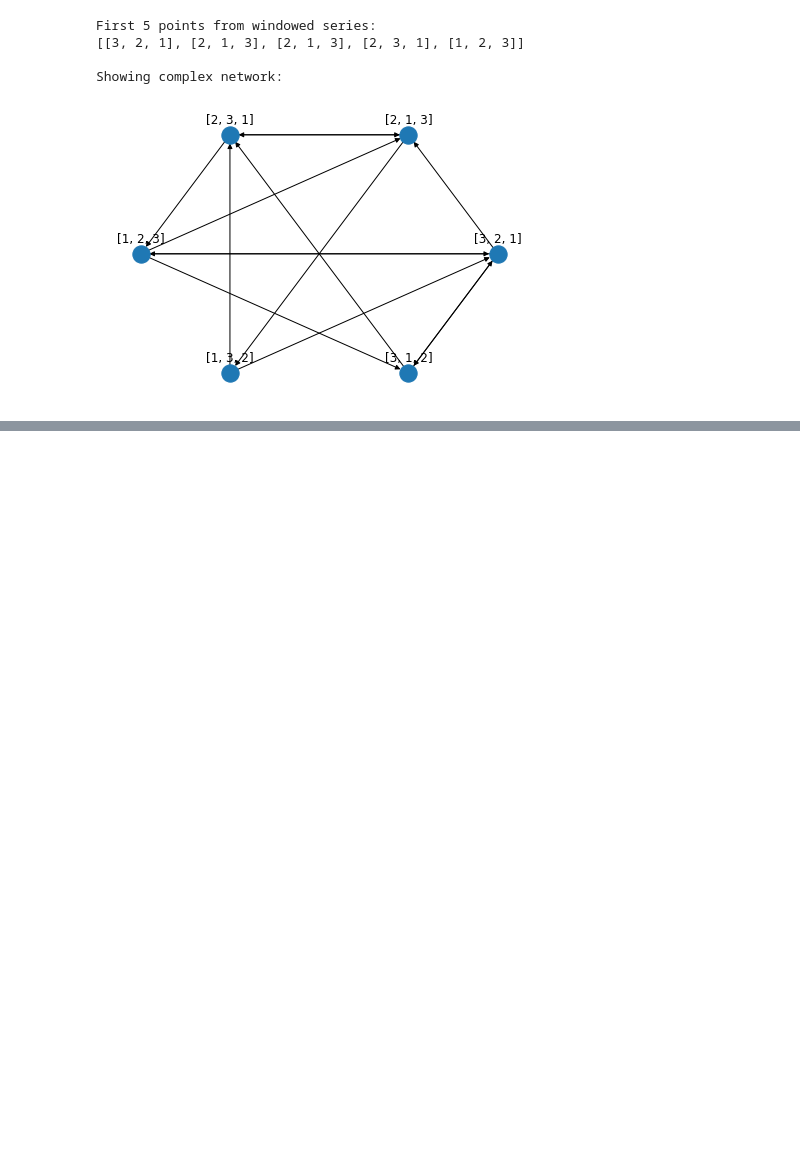
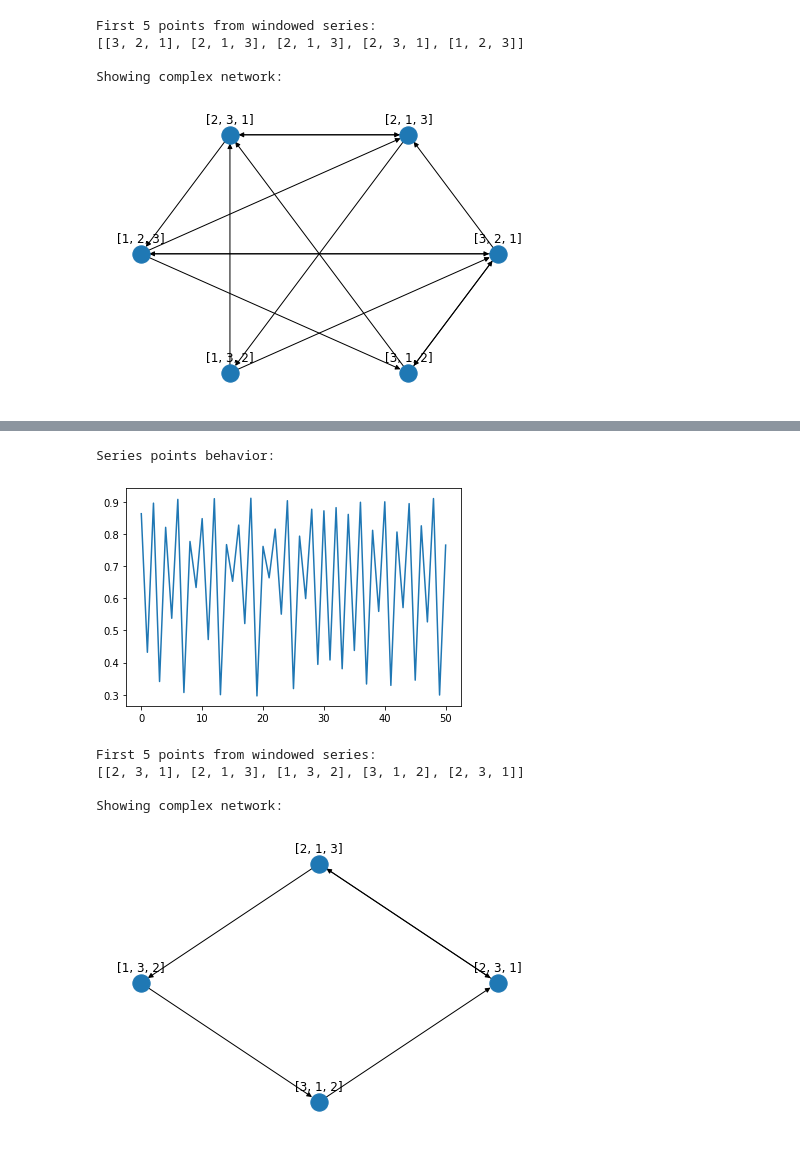
Before and after one commit to rafaelleinio/ntsa, a Jupyter notebook: ntsa/reports/Complex Networks.ipynb, the cells around one changed output, grey strips where cells are left out. Saved outputs shown, nothing was run; the diff lists cells and outputs as text; code cells hidden in the pictures; blank space fills up the shorter version.

```diff
--- a/ntsa/reports/Complex Networks.ipynb
+++ b/ntsa/reports/Complex Networks.ipynb
@@ -122,0 +154,11 @@ Showing complex network:
+# %%
+# m = 3 and delay = 1
+create_series_analysis(DriftLogisticMapGenerator(start_point=0.1, r=3.65, c=0), m=3, delay=1)
+# %% [output]
+Series points behavior:
+[figure, added]
+First 5 points from windowed series:
+[[2, 3, 1], [2, 1, 3], [1, 3, 2], [3, 1, 2], [2, 3, 1]]
+
+Showing complex network:
+[figure, added]
```
Also changed, not shown: parts of 16 cells of this notebook, 2 other files.
